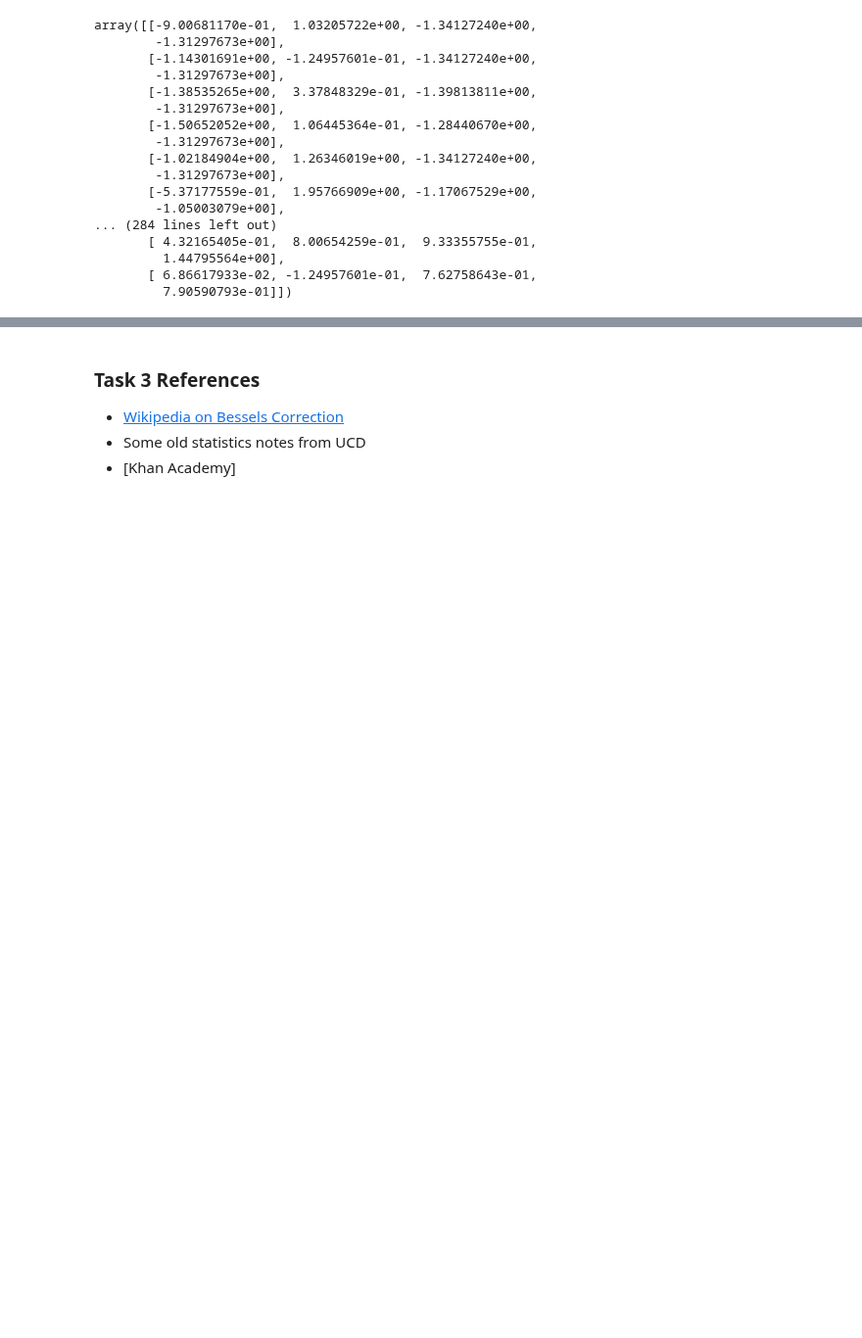
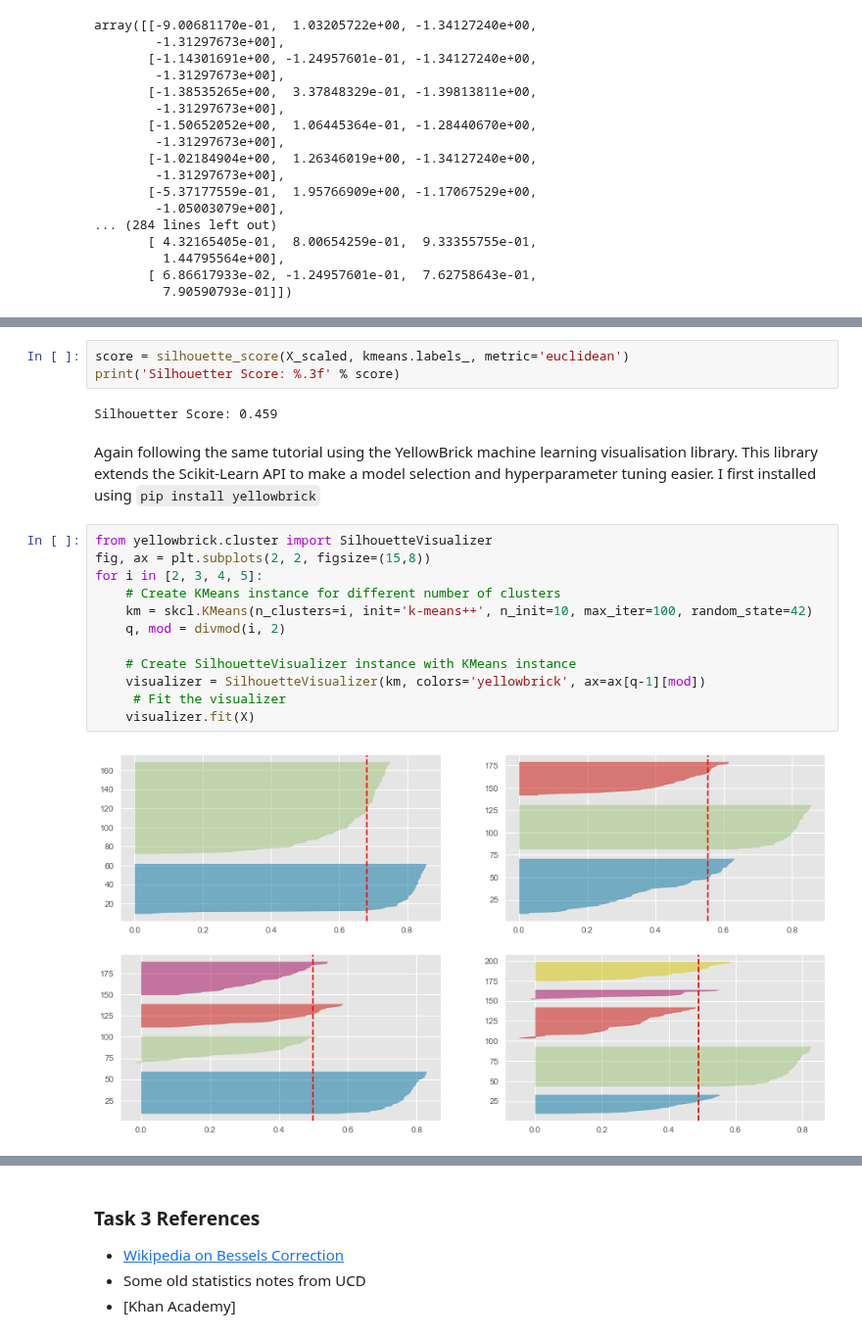
Before and after one commit to angela1C/Machine-Learning-and-Statistics-Tasks-Project-2020, a Jupyter notebook: Tasks.ipynb, the cells around one changed output, grey strips where cells are left out. Shown at 98% size. Drawn from its saved outputs; the diff is of its cells as text; blank space fills up the shorter version.

```diff
--- a/Tasks.ipynb
+++ b/Tasks.ipynb
@@ -1711,0 +1817,22 @@ Then explain how it can be used to make predictions.
+# %%
+score = silhouette_score(X_scaled, kmeans.labels_, metric='euclidean')
+print('Silhouetter Score: %.3f' % score)
+# %% [output]
+Silhouetter Score: 0.459
+# %% [markdown]
+Again following the same tutorial using the YellowBrick machine learning visualisation library. This library extends the Scikit-Learn API to make a model selection and hyperparameter tuning easier.
+I first installed using `pip install yellowbrick`
+# %%
+from yellowbrick.cluster import SilhouetteVisualizer
+fig, ax = plt.subplots(2, 2, figsize=(15,8))
+for i in [2, 3, 4, 5]:
+    # Create KMeans instance for different number of clusters
+    km = skcl.KMeans(n_clusters=i, init='k-means++', n_init=10, max_iter=100, random_state=42)
+    q, mod = divmod(i, 2)
+
+    # Create SilhouetteVisualizer instance with KMeans instance
+    visualizer = SilhouetteVisualizer(km, colors='yellowbrick', ax=ax[q-1][mod])
+     # Fit the visualizer
+    visualizer.fit(X)
+# %% [output]
+[figure, added]
```
Also changed, not shown: parts of 58 cells of this notebook.
